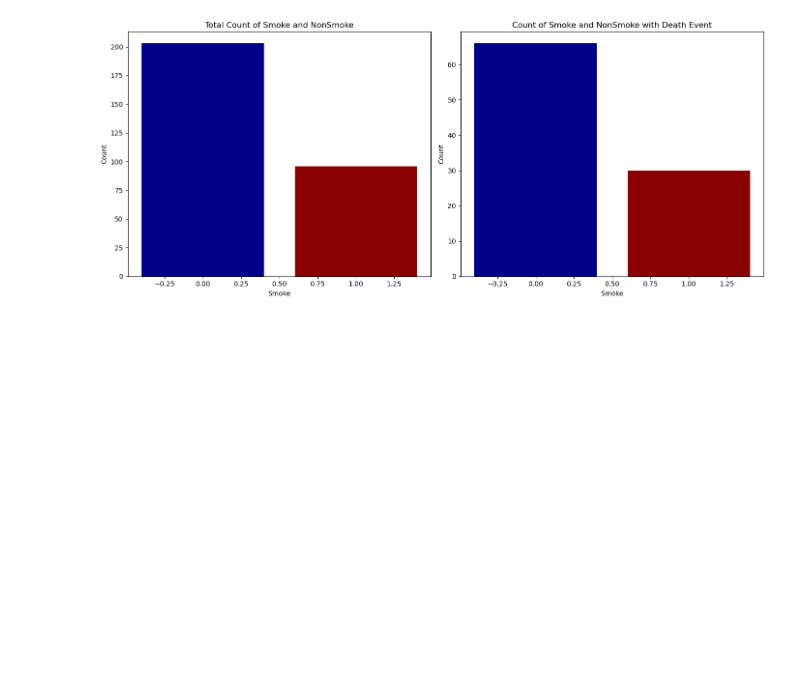
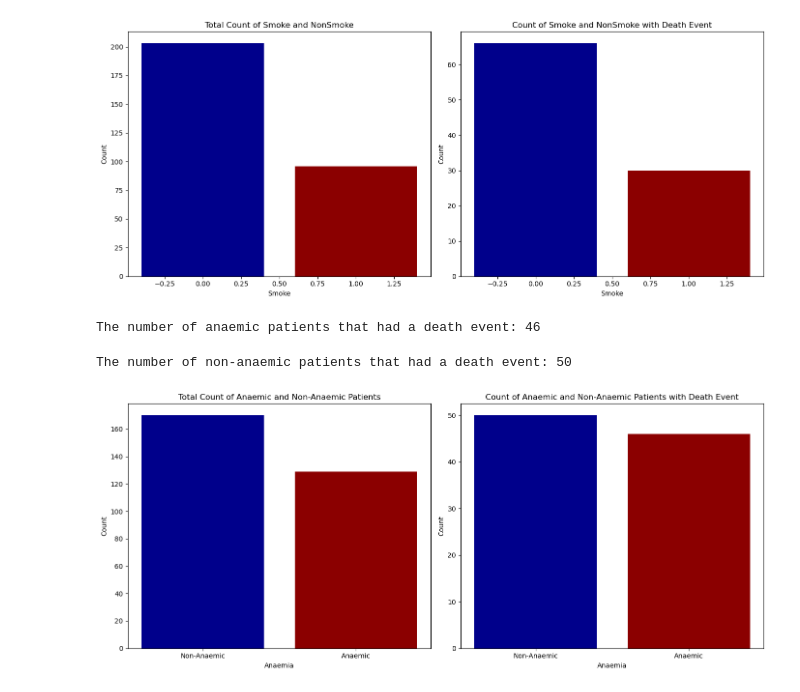
Before and after one commit to faiyted/Project-Cardiac-Disease, a Jupyter notebook: Laura-Project.ipynb, the cells around one changed output. Saved outputs shown, nothing was run; the diff lists cells and outputs as text; code cells hidden in the pictures; blank space fills up the shorter version.

Commit message:
anaemia

```diff
--- a/Laura-Project.ipynb
+++ b/Laura-Project.ipynb
@@ -148,3 +144,45 @@ plt.tight_layout()
 plt.show()
 # %% [output]
 [figure]
+# %%
+# Patients with amaenia that encountered a death event
+anaemia_death = heart_df[(heart_df['anaemia'] == 1) & (heart_df['DEATH_EVENT'] == 1)]
+num_anaemia_deaths = len(anaemia_death)
+print(f"The number of anaemic patients that had a death event: {num_anaemia_deaths}")
+# %% [output]
+The number of anaemic patients that had a death event: 46
+# %%
+# Patients without anaemia that encountered a death event
+non_anaemia_death = heart_df[(heart_df['anaemia'] == 0) & (heart_df['DEATH_EVENT'] == 1)]
+num_non_anaemia_deaths = len(non_anaemia_death)
+print(f"The number of non-anaemic patients that had a death event: {num_non_anaemia_deaths}")
+# %% [output]
+The number of non-anaemic patients that had a death event: 50
+# %%
+#Count total of amaemic/non anaemic patients
+anaemia_counts = heart_df['anaemia'].value_counts().rename_axis('anaemia').reset_index(name='total_count')
+
+#Count anaemic/non anaemic patients with death events
+death_event_counts = heart_df[heart_df['DEATH_EVENT'] == 1]['anaemia'].value_counts().rename_axis('anaemia').reset_index(name='death_event_count')
+
+# Replace numeric sex values with labels
+anaemia_counts['anaemia'] = anaemia_counts['anaemia'].replace({1: 'Anaemic', 0: 'Non-Anaemic'})
+death_event_counts['anaemia'] = death_event_counts['anaemia'].replace({1: 'Anaemic', 0: 'Non-Anaemic'})
+
+# Plotting
+fig, axes = plt.subplots(nrows=1, ncols=2, figsize=(14, 6))
+
+# Bar plot for total counts
+axes[0].bar(anaemia_counts['anaemia'], anaemia_counts['total_count'], color=['darkblue', 'darkred'])
+axes[0].set_title('Total Count of Anaemic and Non-Anaemic Patients')
+axes[0].set_xlabel('Anaemia')
+axes[0].set_ylabel('Count')
+# Bar plot for death event counts
+axes[1].bar(death_event_counts['anaemia'], death_event_counts['death_event_count'], color=['darkblue', 'darkred'])
+axes[1].set_title('Count of Anaemic and Non-Anaemic Patients with Death Event')
+axes[1].set_xlabel('Anaemia')
+axes[1].set_ylabel('Count')
+plt.tight_layout()
+plt.show()
+# %% [output]
+[figure, added]
```
Also changed, not shown: parts of 1 cell of this notebook.
